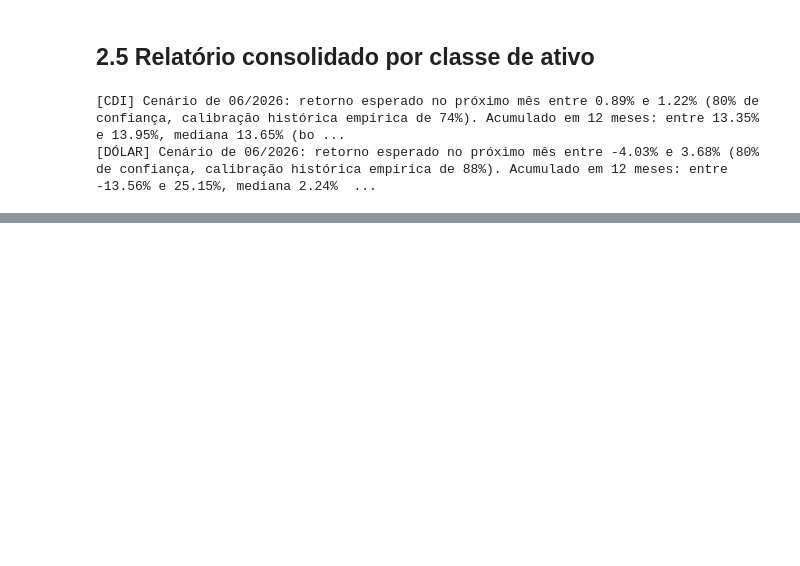
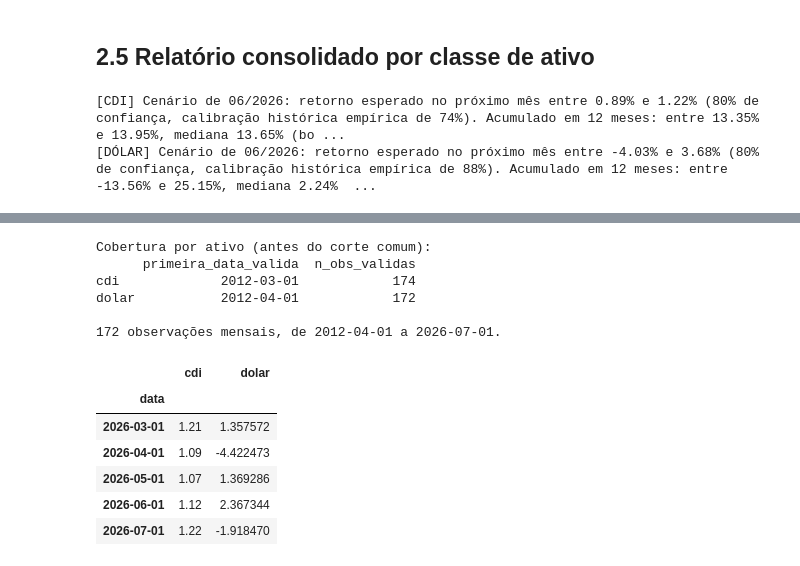
Before and after one commit to CarlosRoza/Projetos_dissertacao, a Jupyter notebook: testeghia.ipynb, the cells around one changed output, grey strips where cells are left out. Drawn from its saved outputs; the diff is of its cells as text; code cells hidden in the pictures; blank space fills up the shorter version.

```diff
--- a/testeghia.ipynb
+++ b/testeghia.ipynb
@@ -1158,0 +1248,37 @@ print(relatorio_classe_ativo("Dólar", resultado_dolar, calibracao_dolar, distri
+# %%
+retornos_ativos = pd.DataFrame({
+    "cdi": base_modelagem["cdi_mensal"],
+    "dolar": base_modelagem["cambio_fim_mes"].pct_change() * 100,
+})
+if not retorno_bolsa.empty:
+    retornos_ativos = retornos_ativos.join(retorno_bolsa, how="left")
+
+cobertura_ativos = pd.DataFrame({
+    "primeira_data_valida": {c: retornos_ativos[c].dropna().index.min() for c in retornos_ativos.columns},
+    "n_obs_validas": retornos_ativos.notna().sum(),
+})
+print("Cobertura por ativo (antes do corte comum):")
+print(cobertura_ativos)
+
+retornos_ativos = retornos_ativos.dropna()
+n_esperado = len(pd.date_range(retornos_ativos.index.min(), retornos_ativos.index.max(), freq="MS"))
+if len(retornos_ativos) != n_esperado:
+    print(f"AVISO: {n_esperado - len(retornos_ativos)} mês(es) faltando dentro da janela comum — checar gaps internos.")
+
+print(f"\n{len(retornos_ativos)} observações mensais, de {retornos_ativos.index.min().date()} a {retornos_ativos.index.max().date()}.")
+ATIVOS = list(retornos_ativos.columns)
+retornos_ativos.tail()
+# %% [output]
+Cobertura por ativo (antes do corte comum):
+      primeira_data_valida  n_obs_validas
+cdi             2012-03-01            174
+dolar           2012-04-01            172
+
+172 observações mensais, de 2012-04-01 a 2026-07-01.
+|  | cdi | dolar |
+| data |  |  |
+| 2026-03-01 | 1.21 | 1.357572 |
+| 2026-04-01 | 1.09 | -4.422473 |
+| 2026-05-01 | 1.07 | 1.369286 |
+| 2026-06-01 | 1.12 | 2.367344 |
+| 2026-07-01 | 1.22 | -1.918470 |
```
Also changed, not shown: parts of 30 cells of this notebook.
